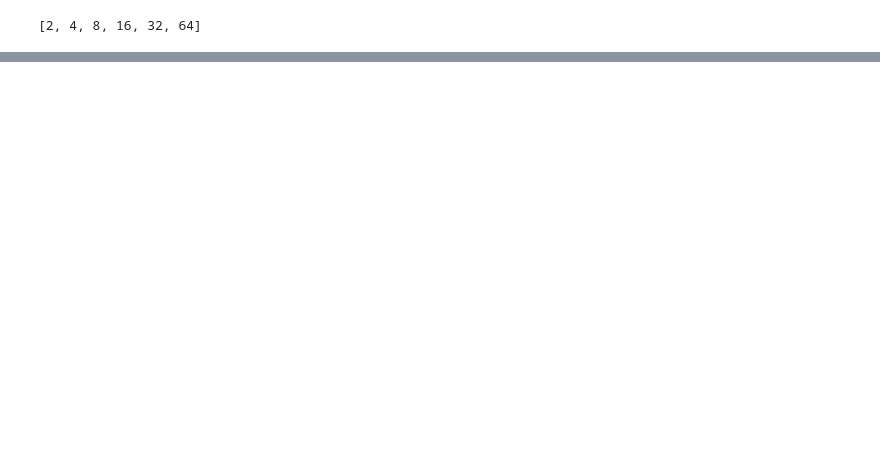
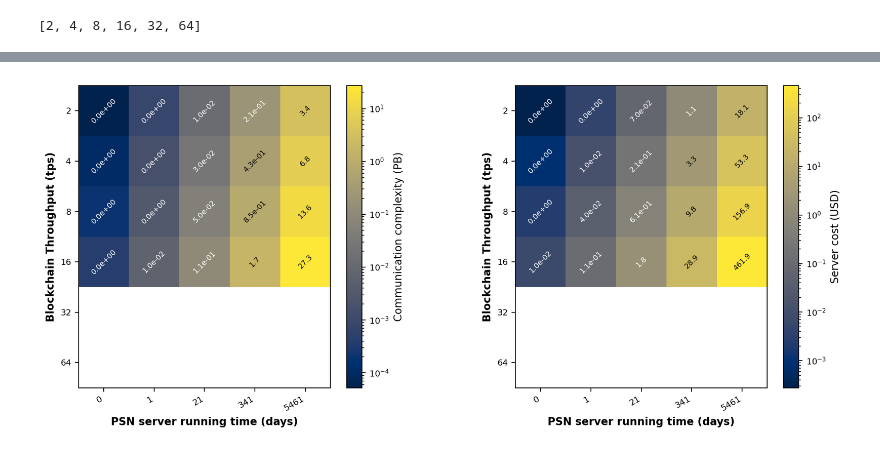
Before and after one commit to 0xSooki/privately-delegatable-accumulator-proofs, a Jupyter notebook: figures/case_study.ipynb, the cells around one changed output, grey strips where cells are left out. Drawn from its saved outputs; the diff is of its cells as text; code cells hidden in the pictures; blank space fills up the shorter version.

```diff
--- a/figures/case_study.ipynb
+++ b/figures/case_study.ipynb
@@ -464,0 +485,83 @@ plt.show()
+# %%
+from matplotlib import ticker
+from matplotlib.colors import LogNorm
+
+
+def draw_log_heatmap(ax, data, cbar_label, day_labels, tps_labels):
+    plot_data = np.where(data > 0, data, np.nan)
+    cmap = plt.cm.cividis.copy()
+    cmap.set_bad("white", alpha=1.0)
+    cmap.set_under("white", alpha=1.0)
+
+    vmin = float(np.nanmin(plot_data))
+    vmax = float(np.nanmax(plot_data))
+    norm = LogNorm(vmin=vmin, vmax=vmax)
+
+    im = ax.imshow(plot_data, cmap=cmap, norm=norm, interpolation="nearest")
+
+    ax.set_ylabel("Blockchain Throughput (tps)", fontweight="bold", fontsize=10)
+    ax.set_xlabel("PSN server running time (days)", fontweight="bold", fontsize=10)
+    ax.set_yticks(range(len(tps_labels)))
+    ax.set_yticklabels([str(x) for x in tps_labels], fontsize=8)
+    ax.set_xticks(range(len(server_time)))
+    ax.set_xticklabels(day_labels, rotation=30, ha="right", fontsize=8)
+
+    ax.set_xticks(np.arange(0, len(server_time), 1), minor=True)
+    ax.set_yticks(np.arange(0, len(tps_labels), 1), minor=True)
+    ax.grid(which="minor", color="white", linestyle="-", linewidth=0.7, alpha=0.25)
+    ax.tick_params(which="minor", bottom=False, left=False)
+
+    for i in range(len(tps_labels)):
+        for j in range(len(server_time)):
+            value = data[i, j]
+            if value <= 0:
+                continue
+
+            label = f"{value:.1f}" if value >= 1 else f"{round(value, 2):.1e}"
+            rgba = cmap(norm(value))
+            luminance = 0.299 * rgba[0] + 0.587 * rgba[1] + 0.114 * rgba[2]
+            text_color = "black" if luminance > 0.58 else "white"
+            ax.text(
+                j,
+                i,
+                label,
+                ha="center",
+                va="center",
+                color=text_color,
+                fontsize=7,
+                rotation=45,
+            )
+
+    cbar = plt.colorbar(im, ax=ax, fraction=0.046, pad=0.04, label=cbar_label)
+    cbar.locator = ticker.LogLocator(base=10)
+    cbar.formatter = ticker.LogFormatterMathtext(base=10)
+    cbar.update_ticks()
+    cbar.ax.tick_params(labelsize=8)
+
+
+day_labels = [f"{h / 24:.0f}" for h in server_time]
+
+fig, axes = plt.subplots(1, 2, figsize=(11, 4.8), dpi=200)
+fig.patch.set_facecolor("white")
+
+draw_log_heatmap(
+    axes[0],
+    bilinear_comm_complexity,
+    "Communication complexity (PB)",
+    day_labels,
+    tps,
+)
+
+draw_log_heatmap(
+    axes[1],
+    bilinear_upd_cost,
+    "Server cost (USD)",
+    day_labels,
+    tps,
+)
+
+fig.tight_layout()
+plt.savefig("./images/case_study_bilinear_side_by_side.pdf", bbox_inches="tight")
+plt.show()
+# %% [output]
+[figure, added]
```
Also changed, not shown: parts of 10 cells of this notebook.
